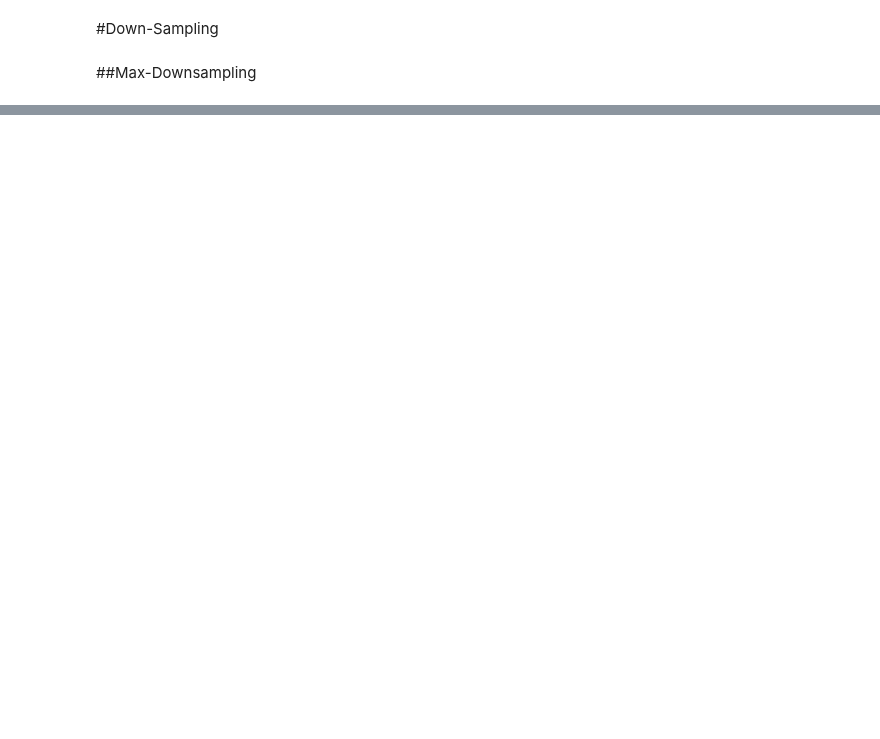
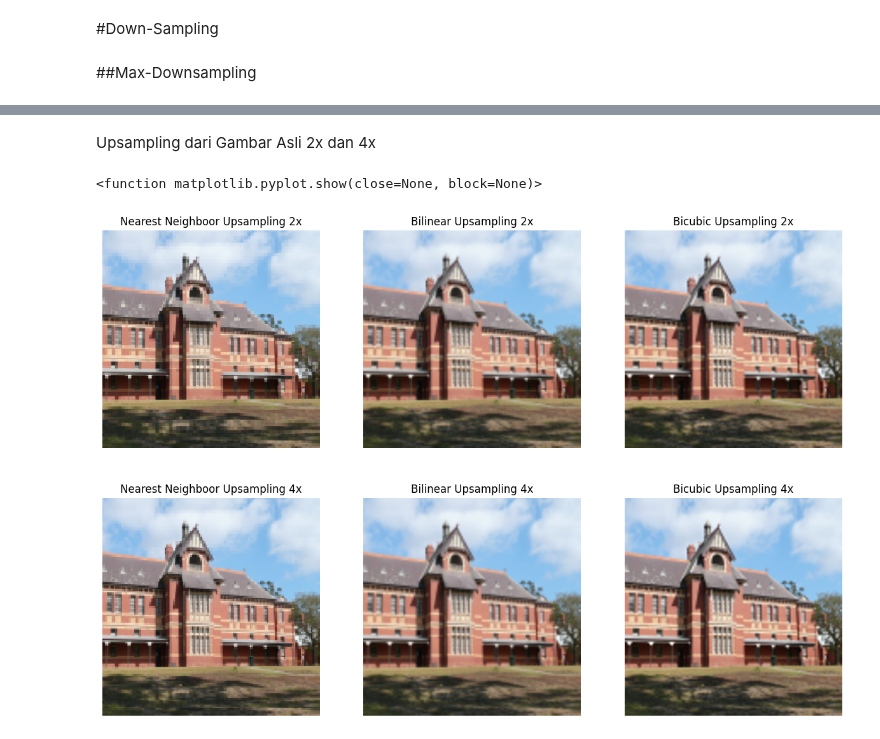
Before and after one commit to InahH-004/PCD_Collage, a Jupyter notebook: PCD_Assignment01.ipynb, the cells around one changed output, grey strips where cells are left out. Cells and saved outputs as stored; diff of their text form; code cells hidden in the pictures; blank space fills up the shorter version.

```diff
--- a/PCD_Assignment01.ipynb
+++ b/PCD_Assignment01.ipynb
@@ -72,0 +362,51 @@ def max_downsampling(img, scale):
+# %% [markdown]
+Upsampling dari Gambar Asli 2x dan 4x
+# %%
+import matplotlib.pyplot as plt
+import numpy as np
+
+fig, axs = plt.subplots(2, 3, figsize=(15, 10))
+
+#up sampling
+
+img_nn_upsampling = nn_upsampling(img_resized, 2)
+img_bilinear_upsampling = bilinear_upsampling(img_resized, 2)
+img_bicubic_upsampling = bicubic_upsampling(img_resized, 2)
+
+img_nn_upsampling_4 = nn_upsampling(img_resized, 4)
+img_bilinear_upsampling_4 = bilinear_upsampling(img_resized, 4)
+img_bicubic_upsampling_4 = bicubic_upsampling(img_resized, 4)
+
+#Hasil Up sampling
+axs[0][0].imshow(img_nn_upsampling)
+axs[0][0].set_title('Nearest Neighboor Upsampling 2x')
+axs[0][0].axis('off')
+
+axs[0][1].imshow(img_bilinear_upsampling)
+axs[0][1].set_title('Bilinear Upsampling 2x')
+axs[0][1].axis('off')
+
+hasil_bicubic = np.array(img_bicubic_upsampling, dtype=np.uint8)
+
+axs[0][2].imshow(hasil_bicubic)
+axs[0][2].set_title('Bicubic Upsampling 2x')
+axs[0][2].axis('off')
+
+axs[1][0].imshow(img_nn_upsampling_4)
+axs[1][0].set_title('Nearest Neighboor Upsampling 4x')
+axs[1][0].axis('off')
+
+axs[1][1].imshow(img_bilinear_upsampling_4)
+axs[1][1].set_title('Bilinear Upsampling 4x')
+axs[1][1].axis('off')
+
+hasil_bicubic_4 = np.array(img_bicubic_upsampling_4, dtype=np.uint8)
+
+axs[1][2].imshow(hasil_bicubic_4)
+axs[1][2].set_title('Bicubic Upsampling 4x')
+axs[1][2].axis('off')
+
+plt.show
+# %% [output]
+<function matplotlib.pyplot.show(close=None, block=None)>
+[figure, added]
```
Also changed, not shown: parts of 24 cells of this notebook.
